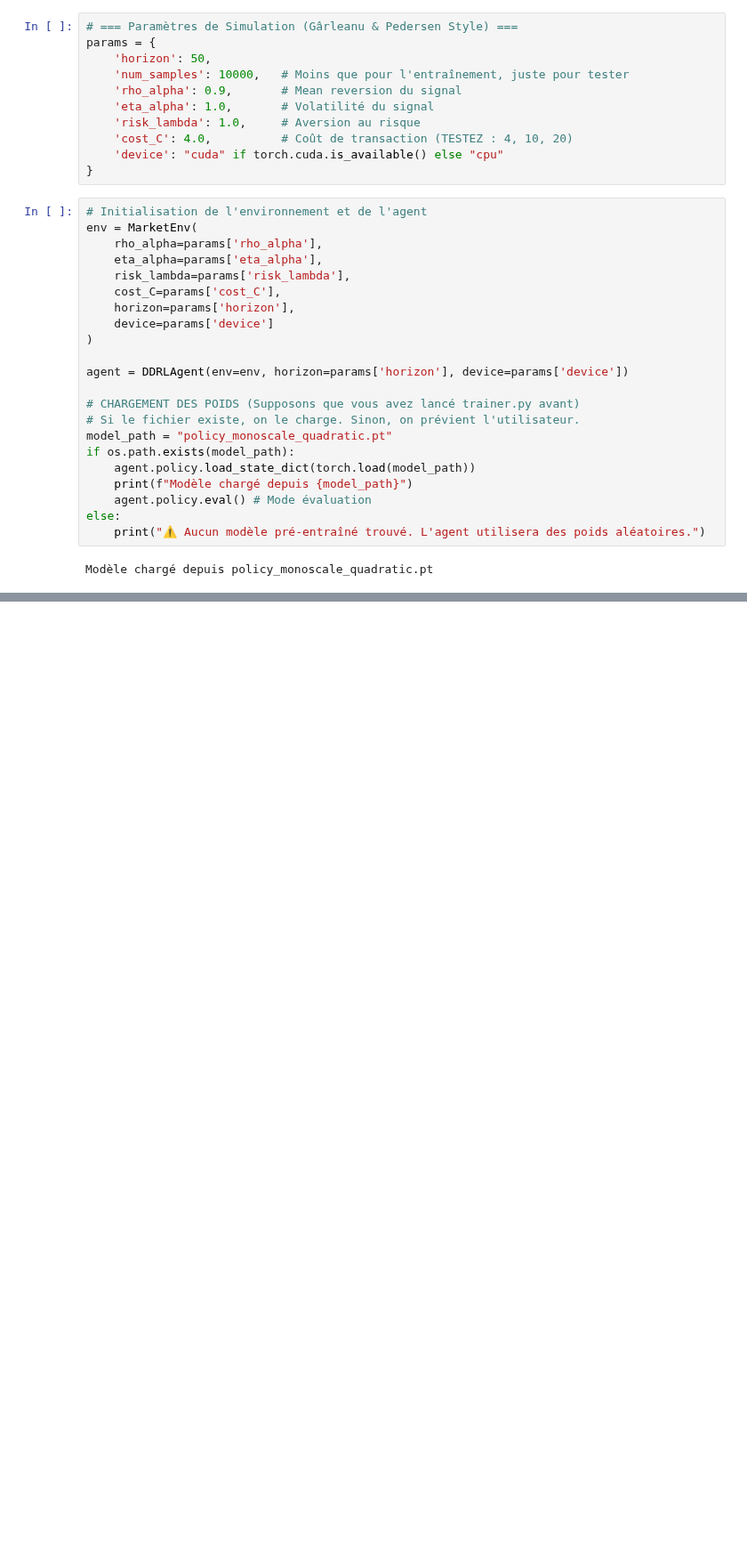
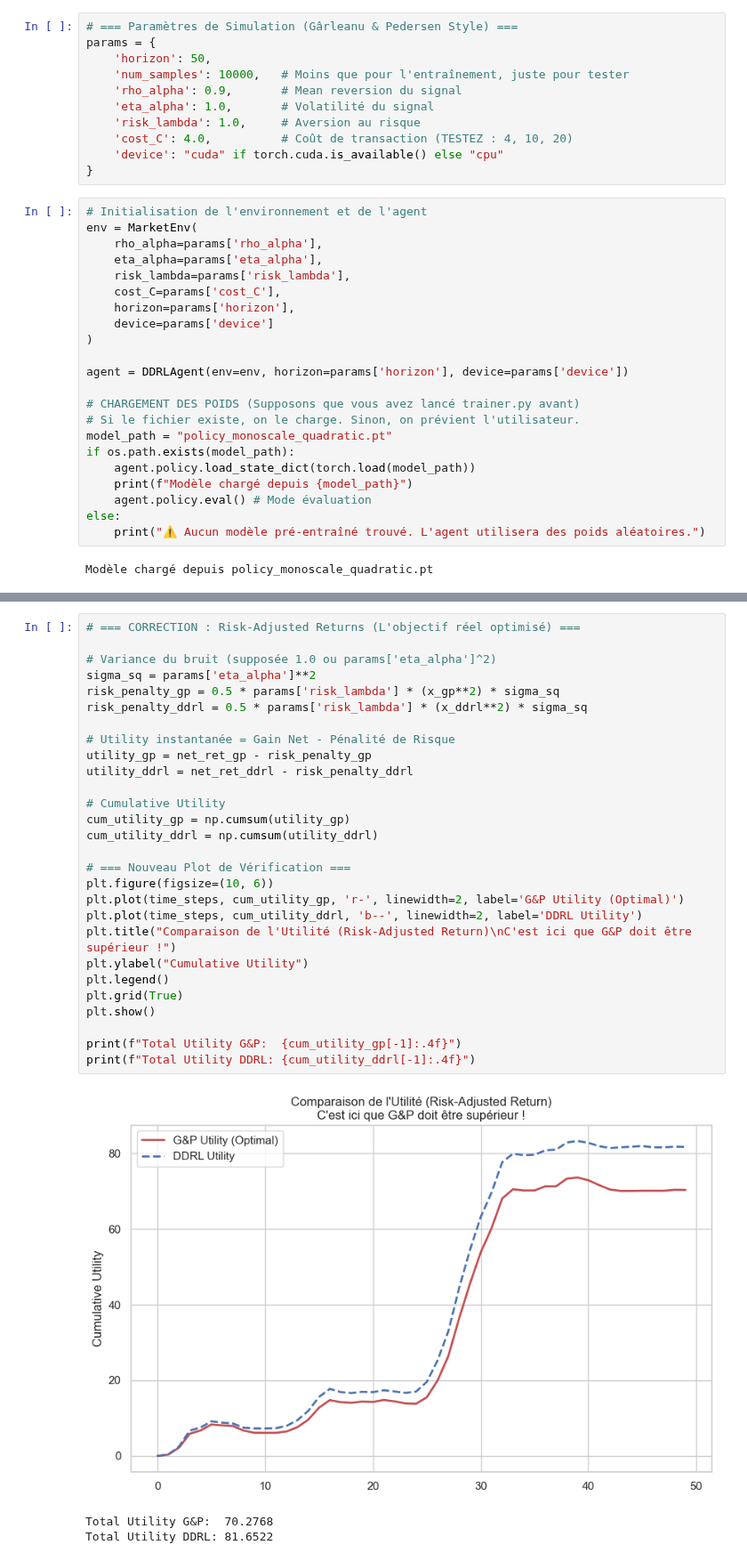
Before and after one commit to rayanmellouk/Research-project, a Jupyter notebook: DDRL/simulation_ddrl.ipynb, the cells around one changed output, grey strips where cells are left out. Shown at 89% size. Cells and saved outputs as stored; diff of their text form; blank space fills up the shorter version.

```diff
--- a/DDRL/simulation_ddrl.ipynb
+++ b/DDRL/simulation_ddrl.ipynb
@@ -134,0 +883,32 @@ plt.show()
+# %%
+# === CORRECTION : Risk-Adjusted Returns (L'objectif réel optimisé) ===
+
+# Variance du bruit (supposée 1.0 ou params['eta_alpha']^2)
+sigma_sq = params['eta_alpha']**2
+risk_penalty_gp = 0.5 * params['risk_lambda'] * (x_gp**2) * sigma_sq
+risk_penalty_ddrl = 0.5 * params['risk_lambda'] * (x_ddrl**2) * sigma_sq
+
+# Utility instantanée = Gain Net - Pénalité de Risque
+utility_gp = net_ret_gp - risk_penalty_gp
+utility_ddrl = net_ret_ddrl - risk_penalty_ddrl
+
+# Cumulative Utility
+cum_utility_gp = np.cumsum(utility_gp)
+cum_utility_ddrl = np.cumsum(utility_ddrl)
+
+# === Nouveau Plot de Vérification ===
+plt.figure(figsize=(10, 6))
+plt.plot(time_steps, cum_utility_gp, 'r-', linewidth=2, label='G&P Utility (Optimal)')
+plt.plot(time_steps, cum_utility_ddrl, 'b--', linewidth=2, label='DDRL Utility')
+plt.title("Comparaison de l'Utilité (Risk-Adjusted Return)\nC'est ici que G&P doit être supérieur !")
+plt.ylabel("Cumulative Utility")
+plt.legend()
+plt.grid(True)
+plt.show()
+
+print(f"Total Utility G&P:  {cum_utility_gp[-1]:.4f}")
+print(f"Total Utility DDRL: {cum_utility_ddrl[-1]:.4f}")
+# %% [output]
+[figure, added]
+Total Utility G&P:  70.2768
+Total Utility DDRL: 81.6522
```
Also changed, not shown: parts of 11 cells of this notebook.
